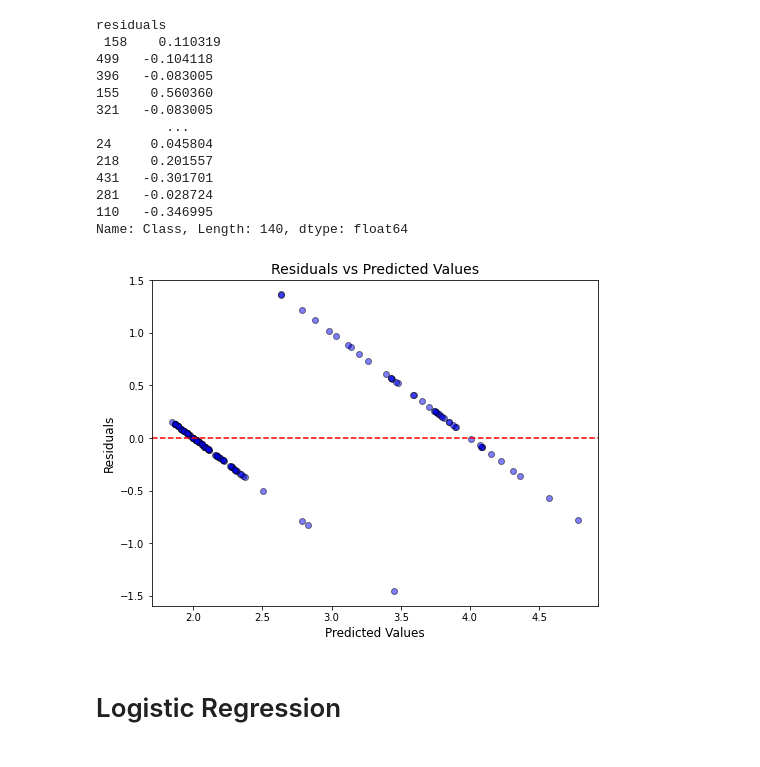
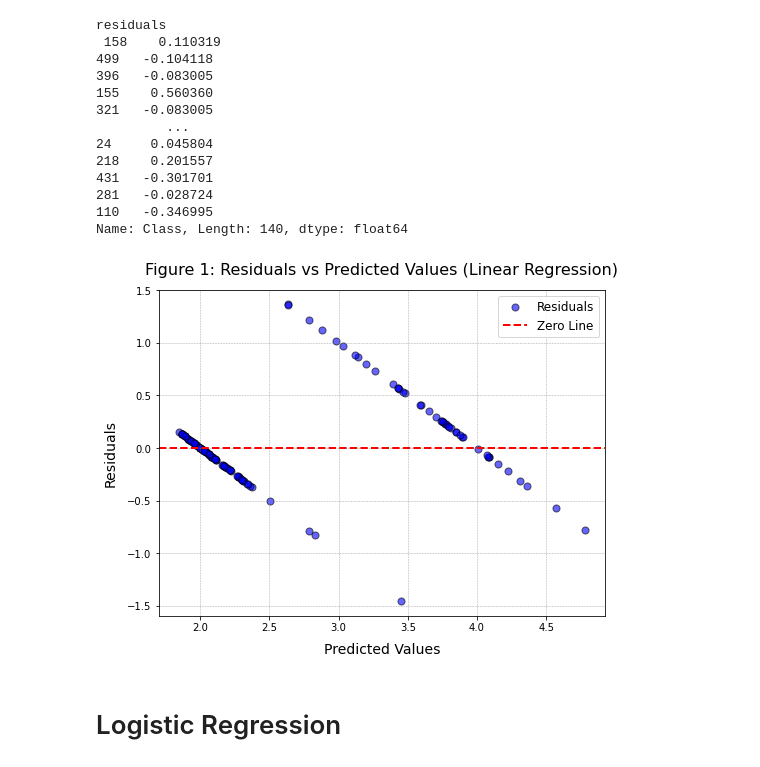
Before and after one commit to Mustaphayinka/ADS2, a Jupyter notebook: Tumor_Classification_Analysis.ipynb, the cells around one changed output. Drawn from its saved outputs; the diff is of its cells as text; code cells hidden in the pictures.

```diff
--- a/Tumor_Classification_Analysis.ipynb
+++ b/Tumor_Classification_Analysis.ipynb
@@ -82,5 +82,5 @@ max          10.000000   10.000000    4.000000
 # %%
 # Convert all columns to numeric and coerce errors to NaN
-df_cleaned = df.apply(pd.to_numeric, errors='coerce')
+df = df.apply(pd.to_numeric, errors='coerce')
 # %%
 # Verify if any NaN values were introduced during the conversion
@@ -180,6 +190,6 @@ Outliers detected in Normal_nucleoli: 77
 Outliers detected in Mitoses: 120
 # %%
 # Ensure all columns are numeric
-df_cleaned = df_cleaned.apply(pd.to_numeric, errors='coerce')
+df = df.apply(pd.to_numeric, errors='coerce')
 # %%
 # Recheck for NaN values after numeric conversion
@@ -202,10 +212,10 @@ dtype: int64
 # Handling Missing Values
 
 # Fill missing values in 'Bare_nuclei' with the median
-df_cleaned["Bare_nuclei"].fillna(df_cleaned["Bare_nuclei"].median(), inplace=True)
+df["Bare_nuclei"].fillna(df["Bare_nuclei"].median(), inplace=True)
 
 # Verify that there are no remaining missing values
-missing_values_after_imputation = df_cleaned.isnull().sum()
+missing_values_after_imputation = df.isnull().sum()
 print("Missing Values After Imputation:\n", missing_values_after_imputation)
 # %% [output]
 Missing Values After Imputation:
@@ -261,13 +294,16 @@ Variance Inflation Factor (VIF):
 7              Normal_nucleoli   4.546489
 8                      Mitoses   2.547189
 # %%
-# Dropping the feature 'Uniformity_of_cell_shape' to reduce multicollinearity
-df_cleaned.drop(columns=["Uniformity_of_cell_shape"], inplace=True)
+# Create a new DataFrame for the cleaned dataset
+df_cleaned = df.drop(columns=["Uniformity_of_cell_shape"])
 
 # Recompute VIF after dropping the feature
 from statsmodels.stats.outliers_influence import variance_inflation_factor
 
+# Separate features from the target variable
 X = df_cleaned.drop(columns="Class")  # Features only
+
+# Calculate VIF for each feature
 vif_data = pd.DataFrame()
 vif_data["Feature"] = X.columns
 vif_data["VIF"] = [variance_inflation_factor(X.values, i) for i in range(X.shape[1])]
@@ -356,16 +392,33 @@ residuals
 110   -0.346995
 Name: Class, Length: 140, dtype: float64
 # %%
-# Plotting the residuals to assess the model fit
+# Plotting and labeling the residuals plot for Linear Regression
 plt.figure(figsize=(8, 6))
-plt.scatter(y_pred_linreg, residuals, color='blue', edgecolor='black', alpha=0.5)
-plt.axhline(y=0, color='red', linestyle='--')  # Zero line for reference
-plt.title("Residuals vs Predicted Values", fontsize=14)
-plt.xlabel("Predicted Values", fontsize=12)
-plt.ylabel("Residuals", fontsize=12)
+
+# Scatter plot with enhanced markers and transparency
+plt.scatter(y_pred_linreg, residuals, color='blue', edgecolor='black', alpha=0.6, s=50, label="Residuals")
+
+# Adding a zero reference line
+plt.axhline(y=0, color='red', linestyle='--', linewidth=2, label="Zero Line")
+
+# Title and axis labels with improved font sizes and padding
+plt.title("Figure 1: Residuals vs Predicted Values (Linear Regression)", fontsize=16, pad=15)
+plt.xlabel("Predicted Values", fontsize=14, labelpad=10)
+plt.ylabel("Residuals", fontsize=14, labelpad=10)
+
+# Adding a legend for clarity
+plt.legend(fontsize=12, loc="upper right")
+
+# Adding a grid for better readability
+plt.grid(color='gray', linestyle='--', linewidth=0.5, alpha=0.7)
+
+# Save the plot with high resolution
+plt.savefig("Figure_1_Residuals_Linear_Regression.png", dpi=300, bbox_inches='tight')
+
+# Display the plot
 plt.show()
 # %% [output]
-[figure, old version]
+[figure, new version]
 # %% [markdown]
 # Logistic Regression
 # %%
```
Also changed, not shown: parts of 19 cells of this notebook.
